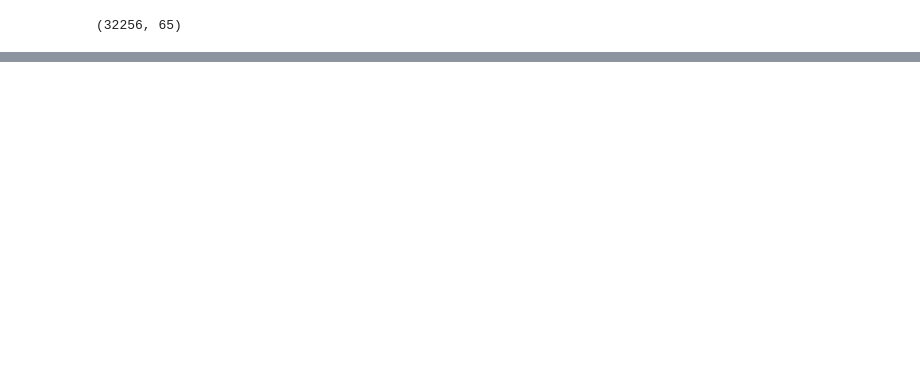
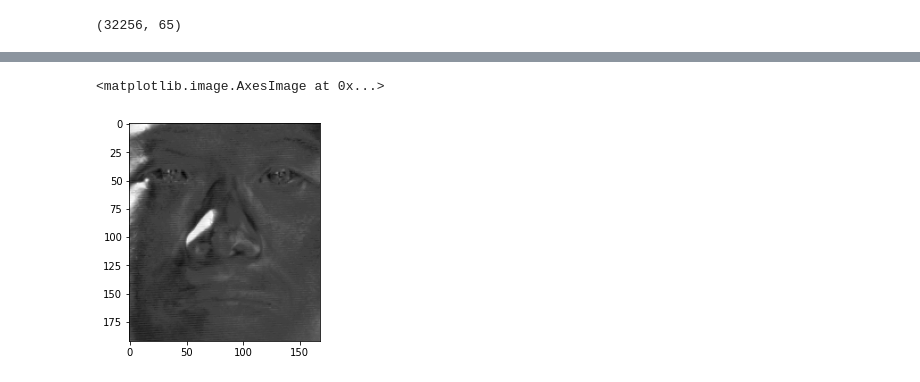
Before and after one commit to sverdoot/robust-pca, a Jupyter notebook: notebooks/RPCA with compressed data.ipynb, the cells around one changed output, grey strips where cells are left out. Saved outputs shown, nothing was run; the diff lists cells and outputs as text; code cells hidden in the pictures; blank space fills up the shorter version.

```diff
--- a/notebooks/RPCA with compressed data.ipynb
+++ b/notebooks/RPCA with compressed data.ipynb
@@ -82,0 +70,5 @@ P=array([[0., 0., 0., ..., 0., 0., 0.],
+# %%
+plt.imshow(S[:, 0].reshape(faces[0].shape), cmap="gray")
+# %% [output]
+<matplotlib.image.AxesImage at 0x...>
+[figure, added]
```
Also changed, not shown: parts of 8 cells of this notebook, 3 other files.
